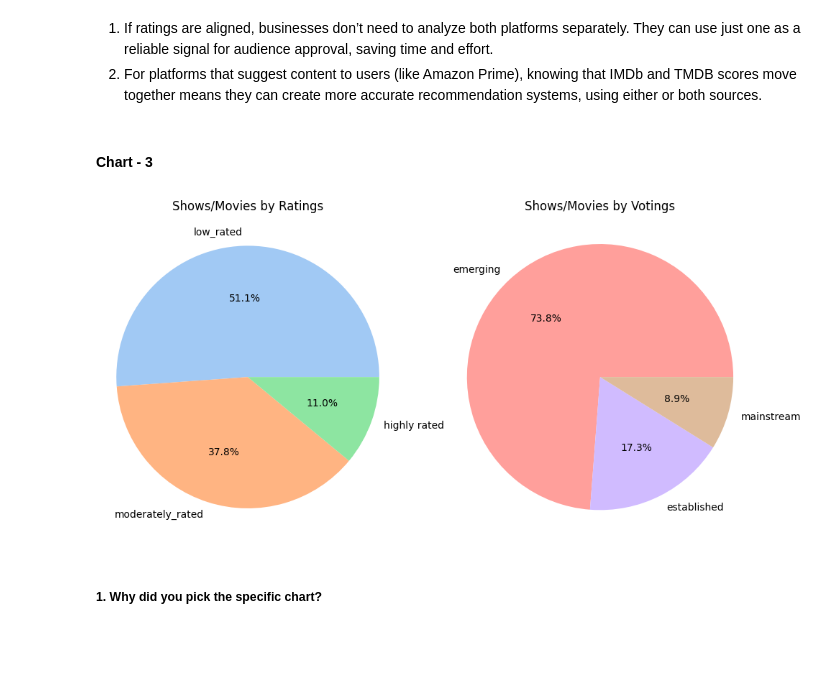
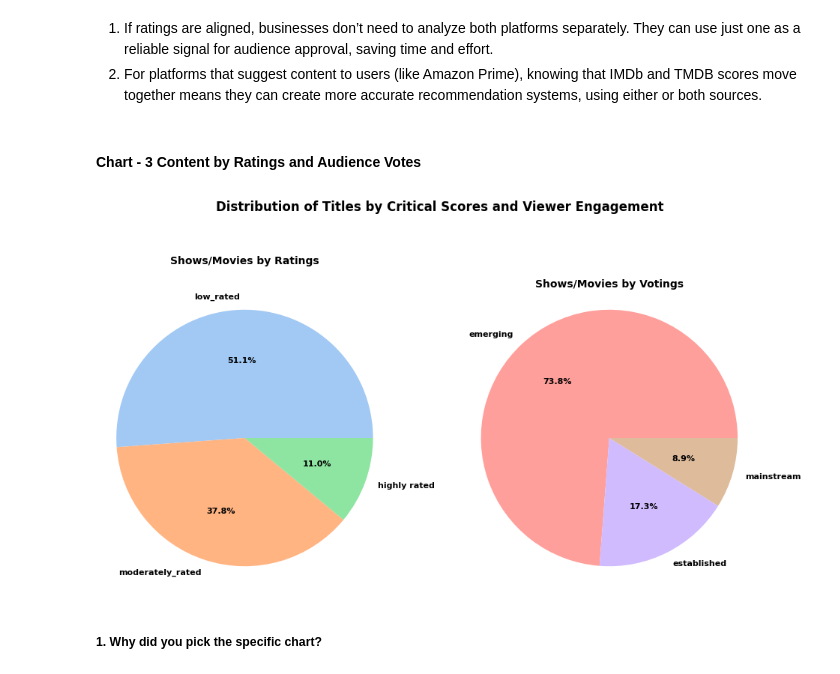
Before and after one commit to Giraj12/EDA--Capstone-Project, a Jupyter notebook: Amazon_Shows_EDA_.ipynb, the cells around one changed output. Cells and saved outputs as stored; diff of their text form; code cells hidden in the pictures; blank space fills up the shorter version.

Commit message:
writes summary, business solutions and conclusion + basic editing in plots

```diff
--- a/Amazon_Shows_EDA_.ipynb
+++ b/Amazon_Shows_EDA_.ipynb
@@ -992,37 +1036,43 @@ Are there any insights that lead to negative growth? Justify with specific reaso
 1. If ratings are aligned, businesses don’t need to analyze both platforms separately. They can use just one as a reliable signal for audience approval, saving time and effort.
 2. For platforms that suggest content to users (like Amazon Prime), knowing that IMDb and TMDB scores move together means they can create more accurate recommendation systems, using either or both sources.
 # %% [markdown]
-#### Chart - 3
+#### Chart - 3 Content by Ratings and Audience Votes
 # %%
 # Chart - 3 visualization code
 fig,ax=plt.subplots(1,2, figsize=(10,5))
 score_counts=df_unique['imdb_score_category'].value_counts()
 vote_counts=df_unique['imdb_votes_category'].value_counts()
 
 # Get colors from the same palette
 palette = sns.color_palette('pastel', n_colors=6)  # total 6 colors to use across both
 
 # Use first 3 colors for score, next 3 for votes
 colors_score = palette[:len(score_counts)]
 colors_votes = palette[-len(vote_counts):]
 
 
 
 # Pie chart to show proportion of highly rated movies: moderately rated movies: low rated movies based on imdb_score
 
-ax[0].pie(score_counts.values, labels=score_counts.index, autopct="%1.1f%%", labeldistance=1.1, colors=colors_score)
-ax[0].set_title('Shows/Movies by Ratings')
+ax[0].pie(score_counts.values, labels=score_counts.index, autopct="%1.1f%%", labeldistance=1.1, colors=colors_score, textprops={'fontsize': 8, 'fontweight':'bold'})
+ax[0].set_title('Shows/Movies by Ratings', fontdict={'fontsize': 10, 'fontweight': 'bold'}, y=1.08)
 ax[0].axis('equal')  # Equal aspect ratio ensures the pie is drawn as a circle
 plt.tight_layout()
 
 # pie chart to show proportion of mainstream(highly voted) movies: established(moderately voted) : emerging(low votes)
 
-ax[1].pie(vote_counts.values, labels=vote_counts.index, autopct="%1.1f%%", labeldistance=1.1, colors=colors_votes)
-ax[1].set_title('Shows/Movies by Votings')
+ax[1].pie(vote_counts.values, labels=vote_counts.index, autopct="%1.1f%%", labeldistance=1.1, colors=colors_votes, textprops={'fontsize': 8, 'fontweight':'bold'})
+ax[1].set_title('Shows/Movies by Votings',  fontdict={'fontsize': 10, 'fontweight': 'bold'})
 ax[1].axis('equal')  # Equal aspect ratio ensures the pie is drawn as a circle
+
+fig.subplots_adjust(wspace=2.5)
+
+plt.suptitle("Distribution of Titles by Critical Scores and Viewer Engagement",
+             fontsize=12, fontweight='bold', y=1.05)
 plt.tight_layout()
+plt.show()
 # %% [output]
-[figure, old version]
+[figure, new version]
 # %% [markdown]
 ##### 1. Why did you pick the specific chart?
 # %% [markdown]
```
Also changed, not shown: parts of 85 cells of this notebook.
